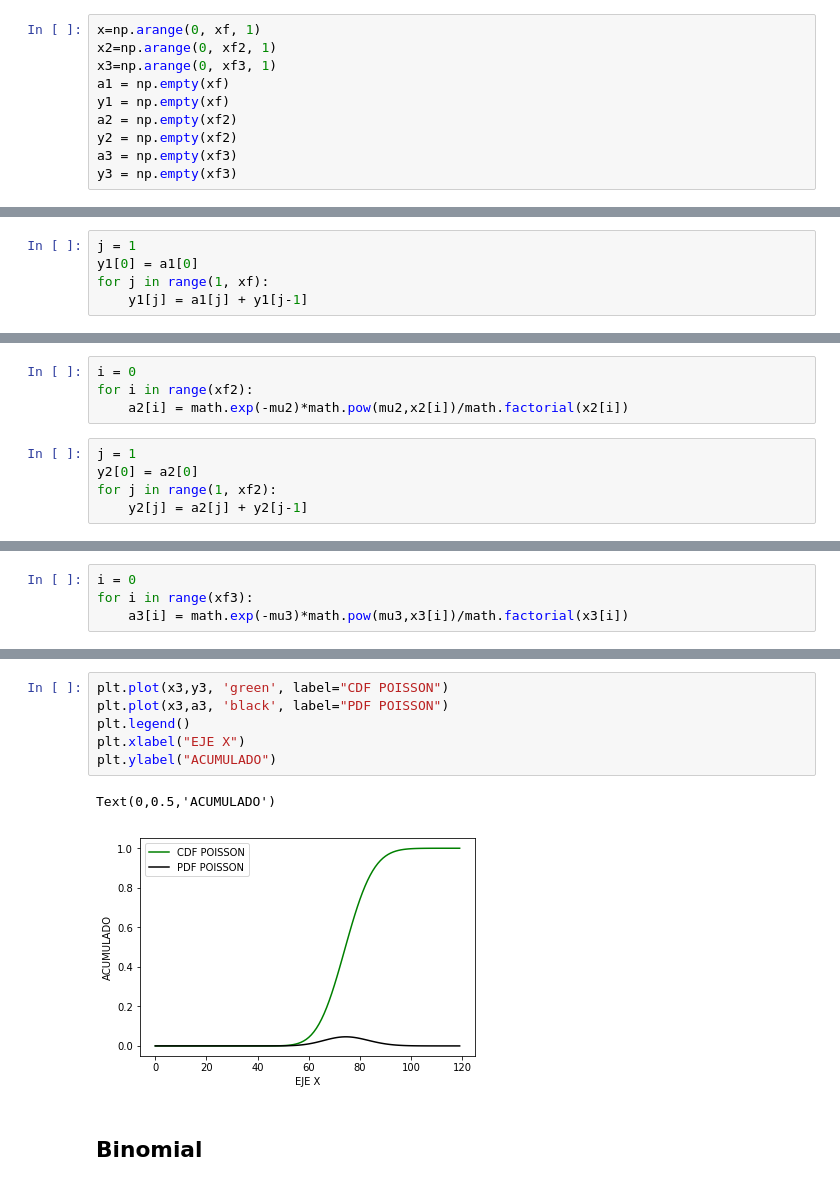
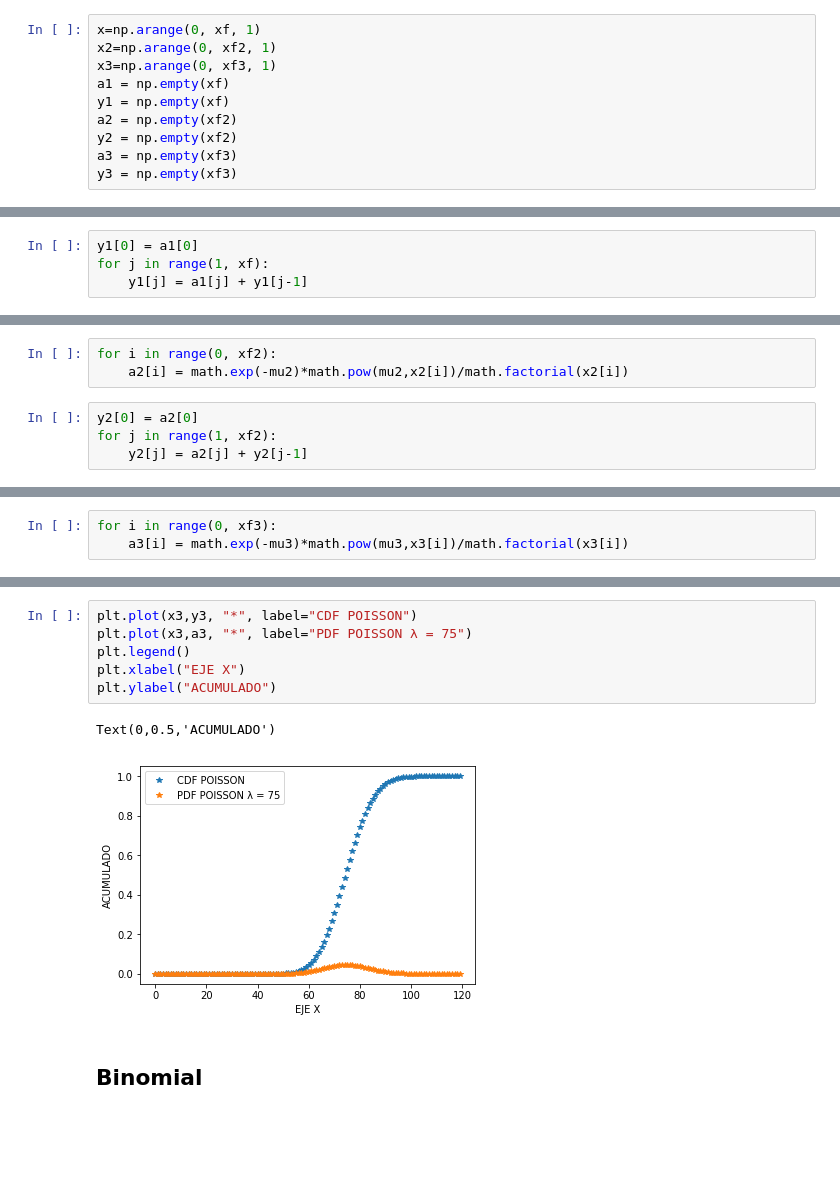
Before and after one commit to LuisEduardoCantero/Statistical_in_Cosmology, a Jupyter notebook: Ago/ejercicios/Ejercicio_con_distribuciones.ipynb, the cells around one changed output, grey strips where cells are left out. Drawn from its saved outputs; the diff is of its cells as text; blank space fills up the shorter version.

```diff
--- a/Ago/ejercicios/Ejercicio_con_distribuciones.ipynb
+++ b/Ago/ejercicios/Ejercicio_con_distribuciones.ipynb
@@ -37,6 +39,5 @@ for i in range(xf):
     a1[i] = math.exp(-mu1)*math.pow(mu1,x[i])/math.factorial(x[i])
 # %%
-j = 1
 y1[0] = a1[0]
 for j in range(1, xf):
     y1[j] = a1[j] + y1[j-1]
@@ -72,9 +57,7 @@ Text(0,0.5,'ACUMULADO')
 # %%
-i = 0
-for i in range(xf2):
+for i in range(0, xf2):
     a2[i] = math.exp(-mu2)*math.pow(mu2,x2[i])/math.factorial(x2[i])
 # %%
-j = 1
 y2[0] = a2[0]
 for j in range(1, xf2):
     y2[j] = a2[j] + y2[j-1]
@@ -90,5 +73,4 @@ Text(0,0.5,'ACUMULADO')
 # %%
-i = 0
-for i in range(xf3):
+for i in range(0, xf3):
     a3[i] = math.exp(-mu3)*math.pow(mu3,x3[i])/math.factorial(x3[i])
 # %%
@@ -97,13 +78,13 @@ y3[0] = a3[0]
 for j in range(1, xf3):
     y3[j] = a3[j] + y3[j-1]
 # %%
-plt.plot(x3,y3, 'green', label="CDF POISSON")
-plt.plot(x3,a3, 'black', label="PDF POISSON")
+plt.plot(x3,y3, "*", label="CDF POISSON")
+plt.plot(x3,a3, "*", label="PDF POISSON λ = 75")
 plt.legend()
 plt.xlabel("EJE X")
 plt.ylabel("ACUMULADO")
 # %% [output]
 Text(0,0.5,'ACUMULADO')
-[figure, old version]
+[figure, new version]
 # %% [markdown]
 ## Binomial
```
Also changed, not shown: parts of 66 cells of this notebook.
